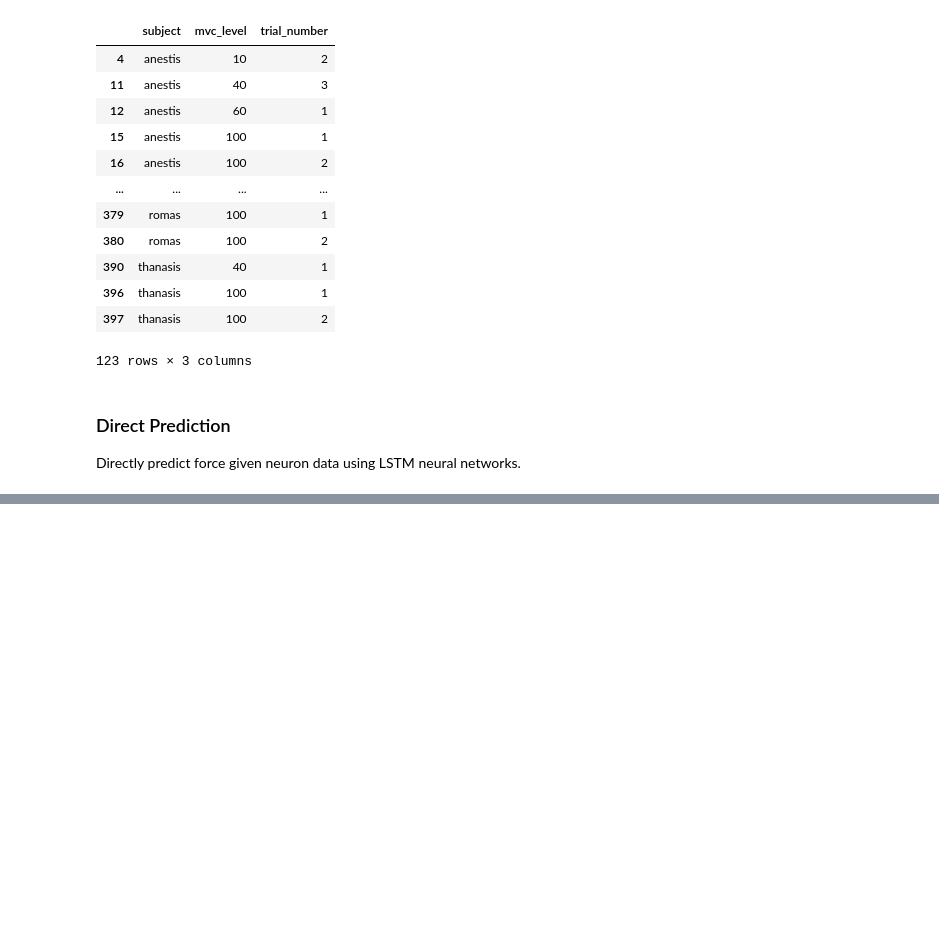
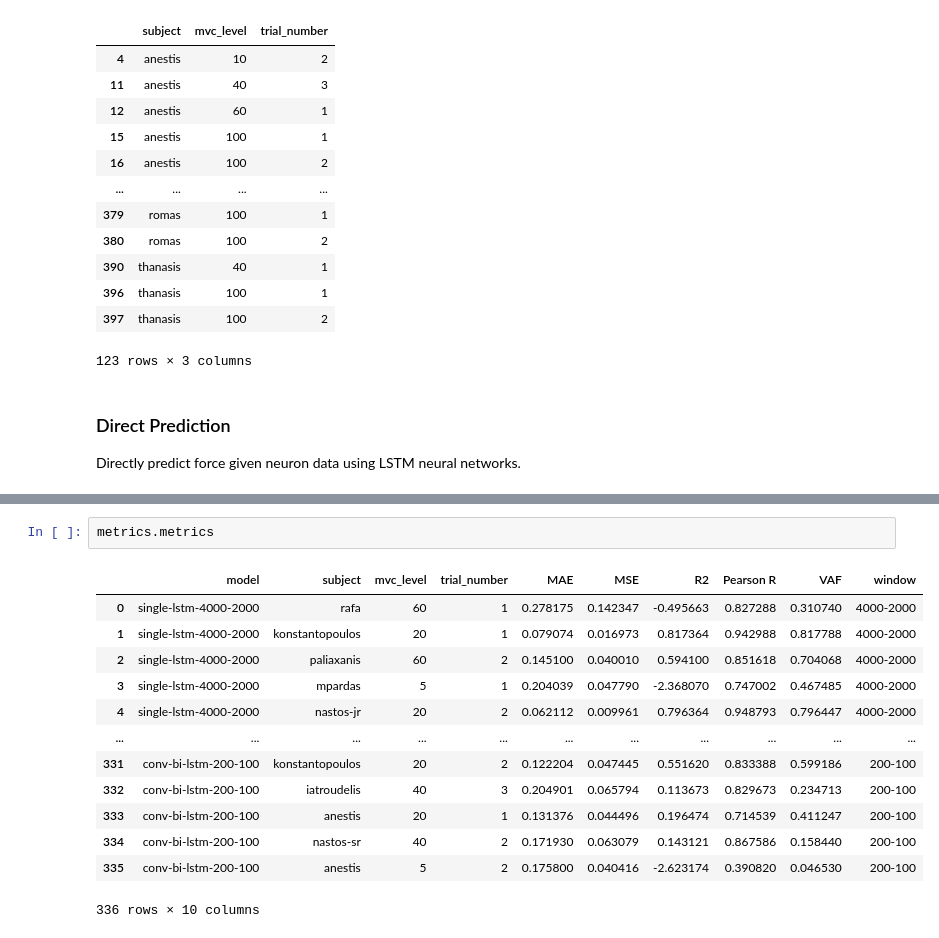
Before and after one commit to paul-bokelman/force-prediction, a Jupyter notebook: main.ipynb, the cells around one changed output, grey strips where cells are left out. Drawn from its saved outputs; the diff is of its cells as text; blank space fills up the shorter version.

```diff
--- a/main.ipynb
+++ b/main.ipynb
@@ -171,0 +217,16 @@ KeyboardInterrupt:
+# %%
+metrics.metrics
+# %% [output]
+|  | model | subject | mvc_level | trial_number | MAE | MSE | R2 | Pearson R | VAF | window |
+| 0 | single-lstm-4000-2000 | rafa | 60 | 1 | 0.278175 | 0.142347 | -0.495663 | 0.827288 | 0.310740 | 4000-2000 |
+| 1 | single-lstm-4000-2000 | konstantopoulos | 20 | 1 | 0.079074 | 0.016973 | 0.817364 | 0.942988 | 0.817788 | 4000-2000 |
+| 2 | single-lstm-4000-2000 | paliaxanis | 60 | 2 | 0.145100 | 0.040010 | 0.594100 | 0.851618 | 0.704068 | 4000-2000 |
+| 3 | single-lstm-4000-2000 | mpardas | 5 | 1 | 0.204039 | 0.047790 | -2.368070 | 0.747002 | 0.467485 | 4000-2000 |
+| 4 | single-lstm-4000-2000 | nastos-jr | 20 | 2 | 0.062112 | 0.009961 | 0.796364 | 0.948793 | 0.796447 | 4000-2000 |
+| ... | ... | ... | ... | ... | ... | ... | ... | ... | ... | ... |
+| 331 | conv-bi-lstm-200-100 | konstantopoulos | 20 | 2 | 0.122204 | 0.047445 | 0.551620 | 0.833388 | 0.599186 | 200-100 |
+| 332 | conv-bi-lstm-200-100 | iatroudelis | 40 | 3 | 0.204901 | 0.065794 | 0.113673 | 0.829673 | 0.234713 | 200-100 |
+| 333 | conv-bi-lstm-200-100 | anestis | 20 | 1 | 0.131376 | 0.044496 | 0.196474 | 0.714539 | 0.411247 | 200-100 |
+| 334 | conv-bi-lstm-200-100 | nastos-sr | 40 | 2 | 0.171930 | 0.063079 | 0.143121 | 0.867586 | 0.158440 | 200-100 |
+| 335 | conv-bi-lstm-200-100 | anestis | 5 | 2 | 0.175800 | 0.040416 | -2.623174 | 0.390820 | 0.046530 | 200-100 |
+336 rows × 10 columns
```
Also changed, not shown: parts of 11 cells of this notebook, 16 other files.
